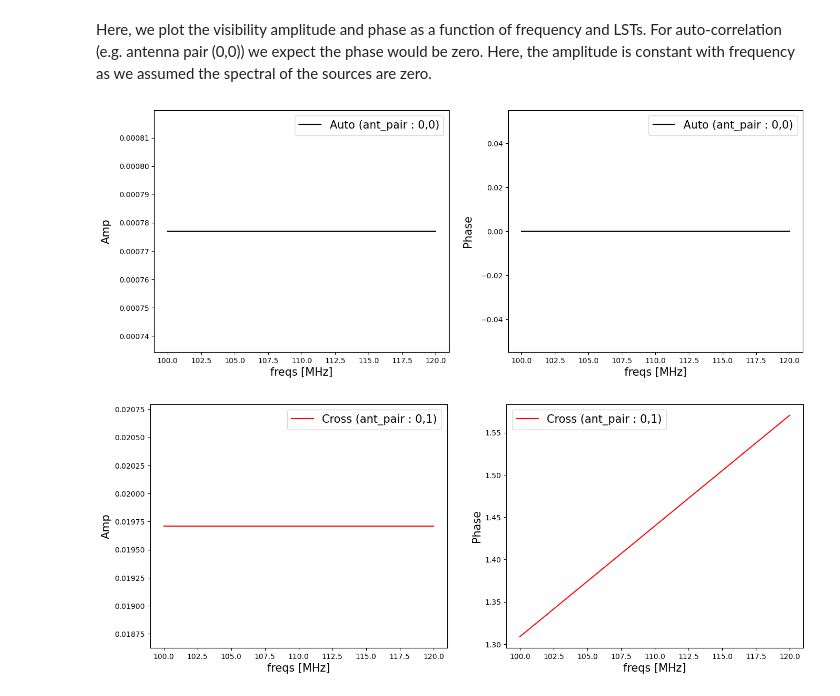
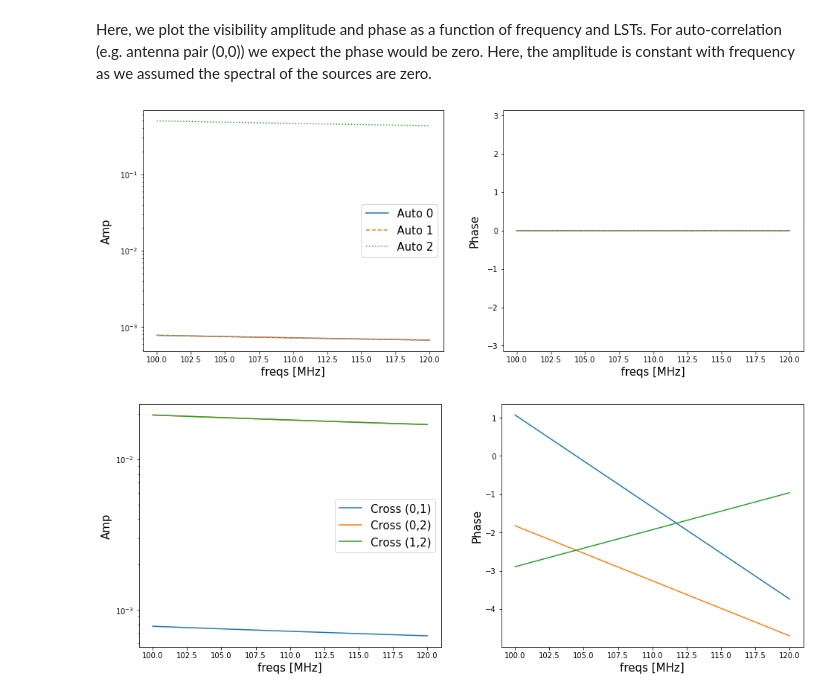
Before and after one commit to HERA-Team/matvis, a Jupyter notebook: docs/tutorials/vis_cpu_tutorial.ipynb, the cells around one changed output. Drawn from its saved outputs; the diff is of its cells as text; code cells hidden in the pictures.

```diff
--- a/docs/tutorials/vis_cpu_tutorial.ipynb
+++ b/docs/tutorials/vis_cpu_tutorial.ipynb
@@ -33,5 +71,8 @@ freqs = np.linspace(start_freq , end_freq, Nfreqs) # freqs in Hz
+# %%
+# Frequencies in Hz
+Nfreqs = 10
+freqs = np.linspace(1e8 , 1.2e8, Nfreqs)
 # %%
+# LSTs in radians
 Ntimes = 20
-start_lst = np.pi / 1.5 # in rad
-end_lst  = np.pi / 1.3 # in rad
-lsts = np.linspace(start_lst, end_lst, Ntimes) # lsts in rad
+lsts = np.linspace( np.pi / 1.5, np.pi / 1.3, Ntimes)
@@ -42,9 +86,10 @@ Set the source parameters (total no. of point sources, ra (rad), dec (rad), flux
 # %%
 nsource = 2
 
-ra = np.deg2rad(np.linspace(0. , 30., nsource)) # ra of each source (in rad)
-dec = np.deg2rad(np.linspace(-25. , -35., nsource)) # dec of each source (in rad)
-flux = np.ones(nsource) # flux of each sources (in Jy)
-sp_index = np.zeros(nsource) # sp. index of each source
+ra = np.deg2rad(np.linspace(0. , 30., nsource))        # ra of each source (in rad)
+dec = np.deg2rad(np.linspace(-25. , -35., nsource))    # dec of each source (in rad)
+flux = np.ones(nsource)                                # flux of each source at 100MHz (in Jy)
+sp_index = np.ones(nsource) * -0.8                     # sp. index of each source
 
+# Now get the (Nsource, Nfreq) array of the flux of each source at each frequency.
 flux_allfreq = ((freqs[:, np.newaxis] / freqs[0]) ** sp_index.T * flux.T).T
@@ -78,8 +138,8 @@ vis_vc = simulate_vis(
         dec=dec_new,
         freqs=freqs,
         lsts=lsts,
-        beams=beam,
-        pixel_beams=False,
+        beams=beams,
+        beam_idx=np.array(beam_idx),
         polarized=False,
         precision=2,
     )
@@ -94,37 +154,41 @@ Here, we plot the visibility amplitude and phase as a function of frequency and
 # %%
 fig, ax = plt.subplots(1, 2, figsize=(16, 6))
 
-ax[0].plot(freqs/1.e6, np.abs(vis_vc[:,0,0,0]),'k', label=r'Auto (ant_pair : 0,0)')
-ax[0].set_ylabel('Amp', fontsize=15,labelpad=10)
-ax[0].set_xlabel(r'freqs [MHz]', fontsize=15)
-ax[0].legend(fontsize=15)
+for ant in range(3):
+    ax[0].plot(freqs/1.e6, np.abs(vis_vc[:,0,ant, ant]), ls=['-', '--', ':'][ant], label=rf'Auto {ant}')
+    ax[0].set_ylabel('Amp', fontsize=15,labelpad=10)
+    ax[0].set_xlabel(r'freqs [MHz]', fontsize=15)
+    ax[0].set_yscale('log')
+    ax[0].legend(fontsize=15)
 
 
-ax[1].plot(freqs/1.e6, np.angle(vis_vc[:,0,0,0]),'k', label=r'Auto (ant_pair : 0,0)')
-ax[1].set_ylabel('Phase', fontsize=15,labelpad=10)
-ax[1].set_xlabel(r'freqs [MHz]', fontsize=15)
-ax[1].legend(fontsize=15)
+    ax[1].plot(freqs/1.e6, np.angle(vis_vc[:,0,ant, ant]), ls=['-', '--', ':'][ant])
+    ax[1].set_ylabel('Phase', fontsize=15,labelpad=10)
+    ax[1].set_xlabel(r'freqs [MHz]', fontsize=15)
+    ax[1].set_ylim(-np.pi, np.pi)
 
 plt.show()
 # %% [output]
-[figure, old version]
+[figure, new version]
 # %%
 fig, ax = plt.subplots(1, 2, figsize=(16, 6))
 
-ax[0].plot(freqs/1.e6, np.abs(vis_vc[:,0,0,1]),'r', label=r'Cross (ant_pair : 0,1)')
-ax[0].set_ylabel('Amp', fontsize=15)
-ax[0].set_xlabel(r'freqs [MHz]', fontsize=15)
-ax[0].legend(fontsize=15)
+for ant1 in range(3):
+    for ant2 in range(ant1+1, 3):
+        ax[0].plot(freqs/1.e6, np.abs(vis_vc[:,0,ant1,ant2]), label=rf'Cross ({ant1},{ant2})')
+        ax[0].set_ylabel('Amp', fontsize=15)
+        ax[0].set_xlabel(r'freqs [MHz]', fontsize=15)
+        ax[0].set_yscale('log')
+        ax[0].legend(fontsize=15)
 
 
-ax[1].plot(freqs/1.e6, np.angle(vis_vc[:,0,0,1]),'r', label=r'Cross (ant_pair : 0,1)')
-ax[1].set_ylabel('Phase', fontsize=15)
-ax[1].set_xlabel(r'freqs [MHz]', fontsize=15)
-ax[1].legend(fontsize=15)
+        ax[1].plot(freqs/1.e6, np.unwrap(np.angle(vis_vc[:,0,ant1,ant2])))
+        ax[1].set_ylabel('Phase', fontsize=15)
+        ax[1].set_xlabel(r'freqs [MHz]', fontsize=15)
 
 plt.show()
 # %% [output]
-[figure, old version]
+[figure, new version]
 # %%
 fig, ax = plt.subplots(1, 2, figsize=(16, 6))
 
```
Also changed, not shown: parts of 36 cells of this notebook, 4 other files.
